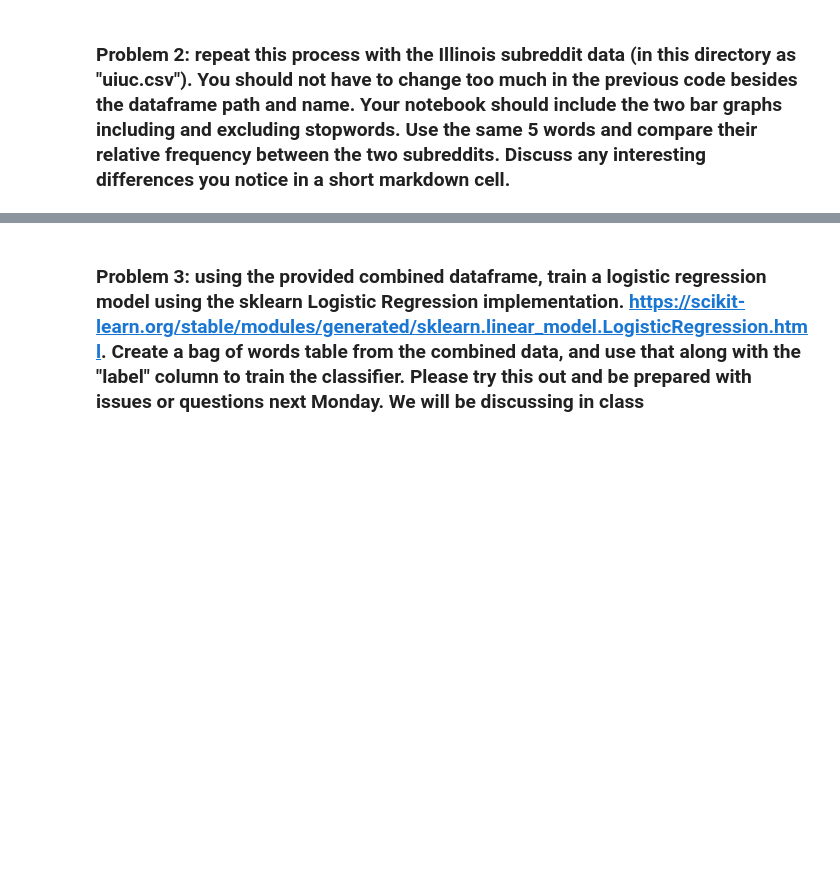
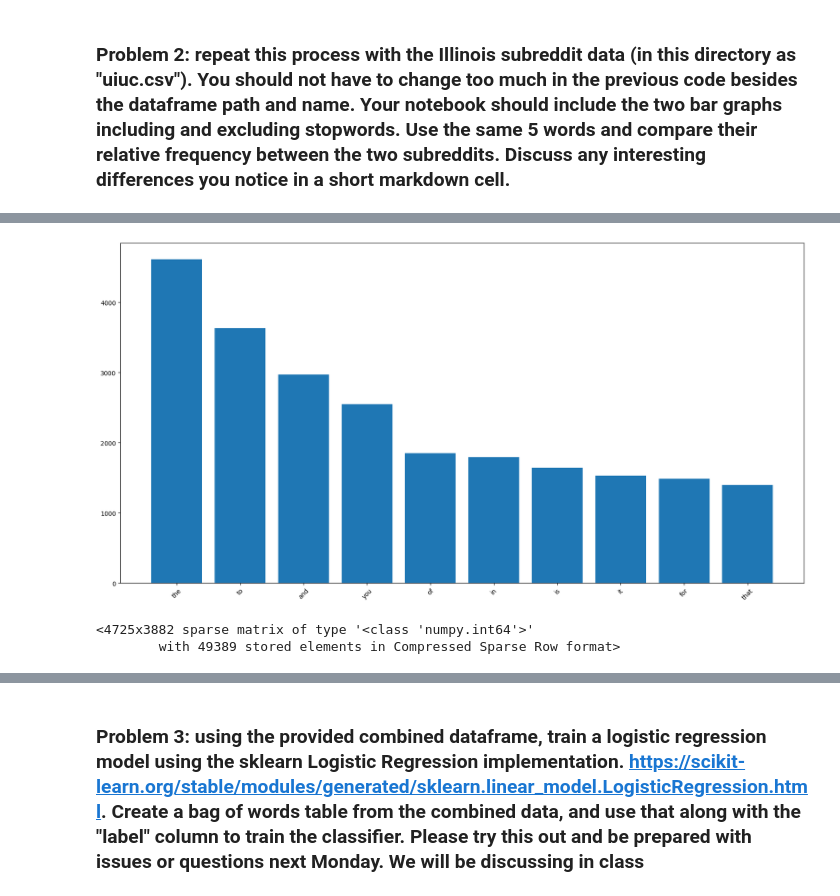
Before and after one commit to zijianc2/project1-counting-words, a Jupyter notebook: project1.ipynb, the cells around one changed output, grey strips where cells are left out. Cells and saved outputs as stored; diff of their text form; code cells hidden in the pictures; blank space fills up the shorter version.

```diff
--- a/project1.ipynb
+++ b/project1.ipynb
@@ -229,0 +298,3 @@ uiuc=pd.read_csv("uiuc.csv")
+# %%
+uiuc['cleaned_text'] = uiuc['text'].apply(clean)
+uiuc
@@ -229,0 +315,4 @@ uiuc=pd.read_csv("uiuc.csv")
+# %%
+vectorizer = CountVectorizer()
+bag_of_words = vectorizer.fit_transform(uiuc['cleaned_text'])
+bag_of_words
@@ -229,0 +322,3 @@ uiuc=pd.read_csv("uiuc.csv")
+# %%
+bow_df = pd.DataFrame(bag_of_words.toarray(), columns=vectorizer.get_feature_names_out())
+bow_df
@@ -229,0 +339,4 @@ uiuc=pd.read_csv("uiuc.csv")
+# %%
+word_counts = bow_df.sum()
+word_counts = word_counts.sort_values(ascending=False)
+word_counts
@@ -229,0 +356,8 @@ uiuc=pd.read_csv("uiuc.csv")
+# %%
+word_counts = word_counts.head(10)
+plt.figure(figsize=(20,10))
+plt.bar(word_counts.index, word_counts.values)
+plt.xticks(rotation=45)
+plt.show()
+# %% [output]
+[figure, added]
@@ -229,0 +374,7 @@ uiuc=pd.read_csv("uiuc.csv")
+# %%
+vectorizer = CountVectorizer(min_df=3, max_df=0.3, ngram_range=(1,2))
+bag_of_words = vectorizer.fit_transform(uiuc['lemmatized_text'])
+bag_of_words
+# %% [output]
+<4725x3882 sparse matrix of type '<class 'numpy.int64'>'
+        with 49389 stored elements in Compressed Sparse Row format>
```
Also changed, not shown: parts of 41 cells of this notebook.
